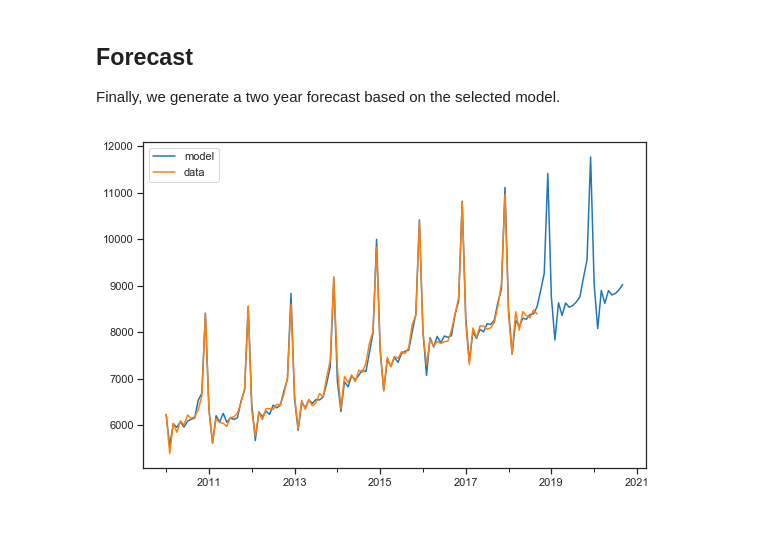
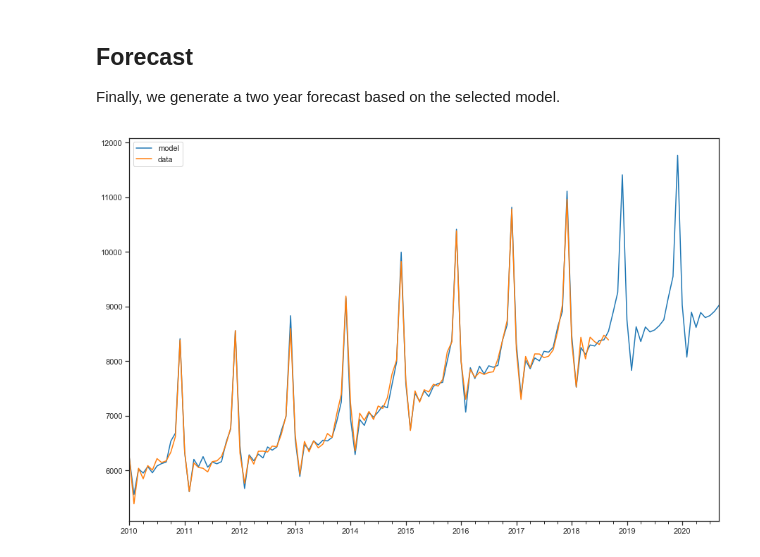
Before and after one commit to caropilardiaz/AnalisisSeriesTemporales, a Jupyter notebook: Tutorial03 Holt Winters Smoothing.ipynb, the cells around one changed output. Saved outputs shown, nothing was run; the diff lists cells and outputs as text; code cells hidden in the pictures; blank space fills up the shorter version.

```diff
--- a/Tutorial03 Holt Winters Smoothing.ipynb
+++ b/Tutorial03 Holt Winters Smoothing.ipynb
@@ -31,6 +31,8 @@ sns.set_style('ticks')
 red='#D62728'
 blue='#1F77B4'
 %matplotlib inline
+# %%
+plt.rcParams['figure.figsize'] = [15, 10]
 # %% [markdown]
 ## Data: NSW Retail turnover
 
@@ -358,17 +353,17 @@ Finally, we generate a two year forecast based on the selected model.
 # %%
 h=24
 
 model = sm.tsa.ExponentialSmoothing(y,
                     trend='add', damped=False, seasonal='mul', seasonal_periods=12).fit()
 
 forecast = model.forecast(h)
 
 plot = pd.DataFrame()
 plot['model'] = pd.concat([model.fittedvalues, forecast])
 plot['data'] = y
 #pd.Series(model.fittedvalues + model.fcastvalues),
 #                         index=pd.period_range(y.index[0],y.index[-1]+h,freq=y.index.freq))
 
-plot['2010':].plot(figsize=(9,6));
+plot['2010':].plot();#figsize=(9,6))
 # %% [output]
-[figure, old version]
+[figure, new version]
```
Also changed, not shown: parts of 11 cells of this notebook, 5 other files.
